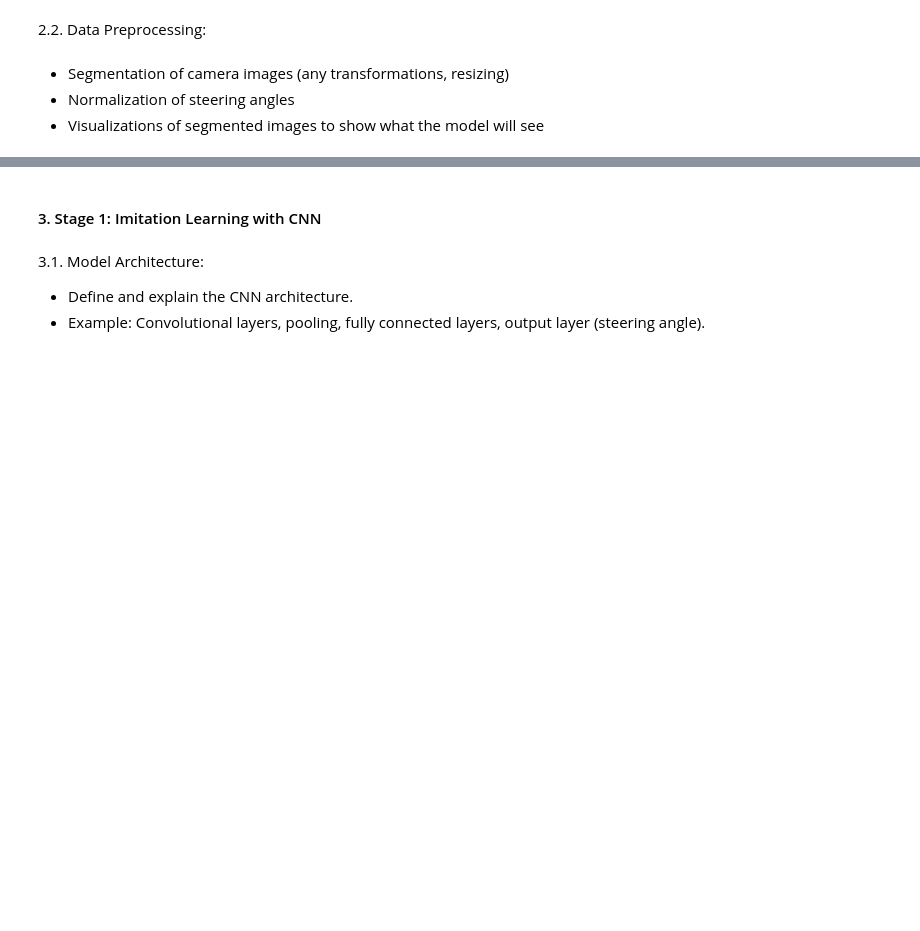
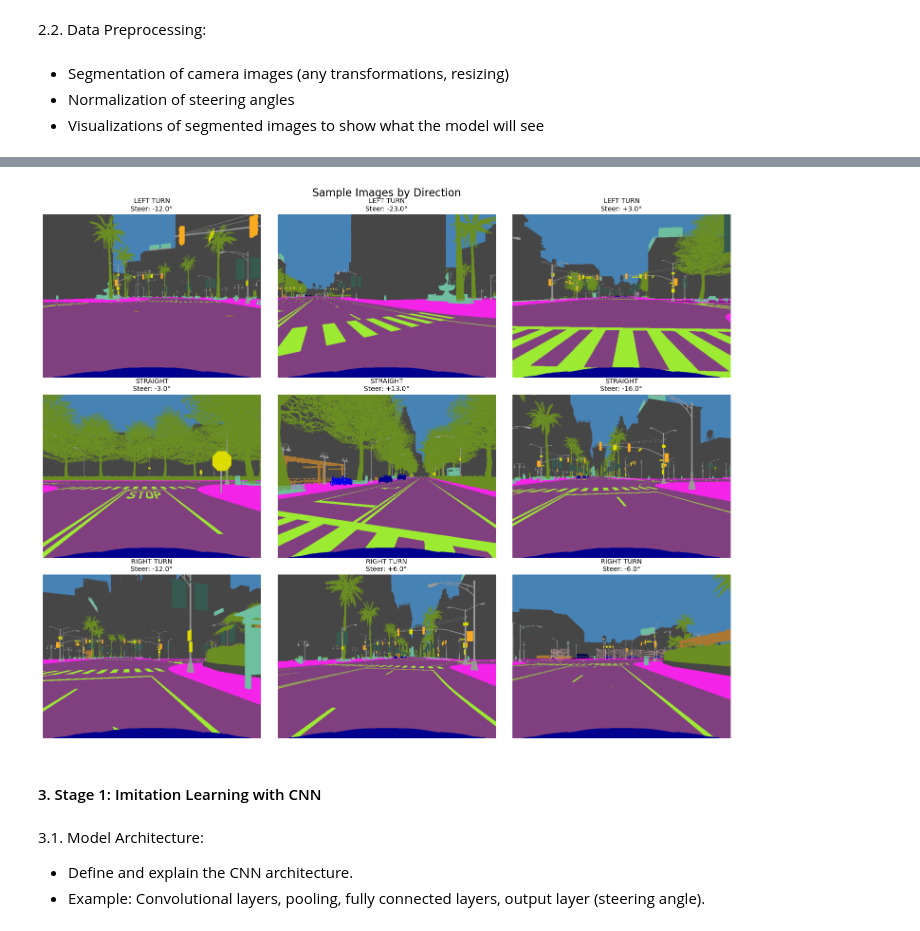
Before and after one commit to daveshenal/Imitation-Initialized-PPO, a Jupyter notebook: imitation_initialized_ppo.ipynb, the cells around one changed output, grey strips where cells are left out. Saved outputs shown, nothing was run; the diff lists cells and outputs as text; code cells hidden in the pictures; blank space fills up the shorter version.

```diff
--- a/imitation_initialized_ppo.ipynb
+++ b/imitation_initialized_ppo.ipynb
@@ -790,3 +961,47 @@ except Exception as e:
+# %%
+files_by_direction = {-1: [], 0: [], 1: []}
+
+for f in files:
+    parts = f.split('_')
+    if len(parts) >= 2:
+        direction = int(parts[1])
+        files_by_direction[direction].append(f)
+
+# Display samples
+fig, axes = plt.subplots(3, 3, figsize=(15, 12))
+fig.suptitle('Sample Images by Direction', fontsize=16)
+
+for idx, direction in enumerate([-1, 0, 1]):
+    label_name = direction_labels[direction]
+
+    if len(files_by_direction[direction]) == 0:
+        for col in range(3):
+            axes[idx, col].text(0.5, 0.5, 'NO DATA',
+                               ha='center', va='center', fontsize=20, color='red')
+            axes[idx, col].axis('off')
+        continue
+
+    # Pick 3 random samples
+    samples = random.sample(files_by_direction[direction],
+                           min(3, len(files_by_direction[direction])))
+
+    for col, sample_file in enumerate(samples):
+        img = cv2.imread(os.path.join(img_path, sample_file))
+        img = cv2.cvtColor(img, cv2.COLOR_BGR2RGB)
+
+        # Extract steering angle from filename
+        steering = float(sample_file.split('_')[2].replace('.png', ''))
+
+        axes[idx, col].imshow(img)
+        axes[idx, col].set_title(f'{label_name}\nSteer: {steering:+.1f}°', fontsize=10)
+        axes[idx, col].axis('off')
+
+plt.tight_layout()
+plt.savefig('analysis_plots/sample_images.png', dpi=150, bbox_inches='tight')
+print("Sample images saved as 'sample_images.png'")
+plt.show()
+# %% [output]
+[figure, added]
 # %% [markdown]
 #### 3. Stage 1: Imitation Learning with CNN
 # %% [markdown]
```
Also changed, not shown: parts of 17 cells of this notebook, 3 other files.
